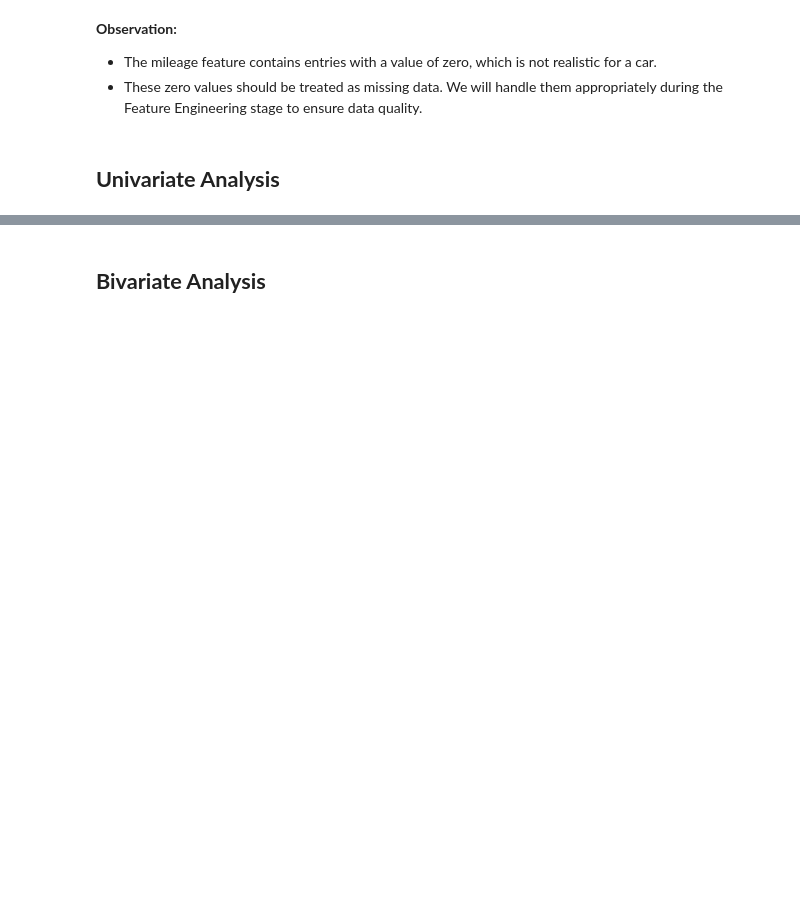
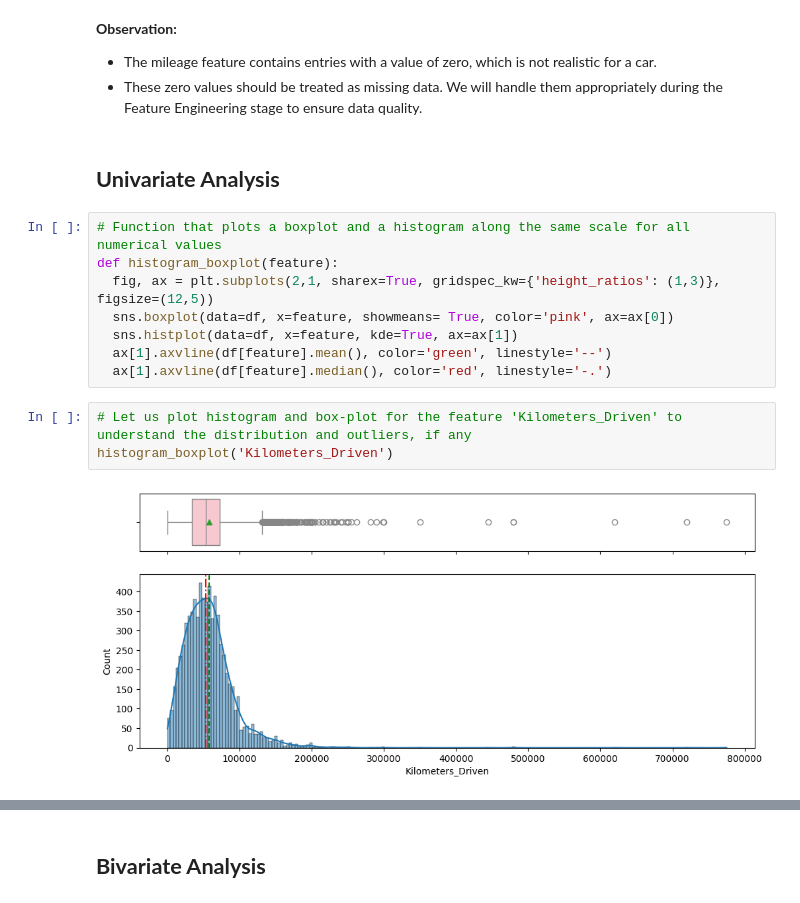
Before and after one commit to marijamaik/used-car-price-prediction, a Jupyter notebook: Used_Cars_Price_Prediction.ipynb, the cells around one changed output, grey strips where cells are left out. Saved outputs shown, nothing was run; the diff lists cells and outputs as text; blank space fills up the shorter version.

```diff
--- a/Used_Cars_Price_Prediction.ipynb
+++ b/Used_Cars_Price_Prediction.ipynb
@@ -193,3 +193,16 @@ df.sort_values('Mileage').head(10)
 - These zero values should be treated as missing data. We will handle them appropriately during the Feature Engineering stage to ensure data quality.
 # %% [markdown]
 ## **Univariate Analysis**
+# %%
+# Function that plots a boxplot and a histogram along the same scale for all numerical values
+def histogram_boxplot(feature):
+  fig, ax = plt.subplots(2,1, sharex=True, gridspec_kw={'height_ratios': (1,3)}, figsize=(12,5))
+  sns.boxplot(data=df, x=feature, showmeans= True, color='pink', ax=ax[0])
+  sns.histplot(data=df, x=feature, kde=True, ax=ax[1])
+  ax[1].axvline(df[feature].mean(), color='green', linestyle='--')
+  ax[1].axvline(df[feature].median(), color='red', linestyle='-.')
+# %%
+# Let us plot histogram and box-plot for the feature 'Kilometers_Driven' to understand the distribution and outliers, if any
+histogram_boxplot('Kilometers_Driven')
+# %% [output]
+[figure, added]
```
Also changed, not shown: parts of 1 cell of this notebook.
